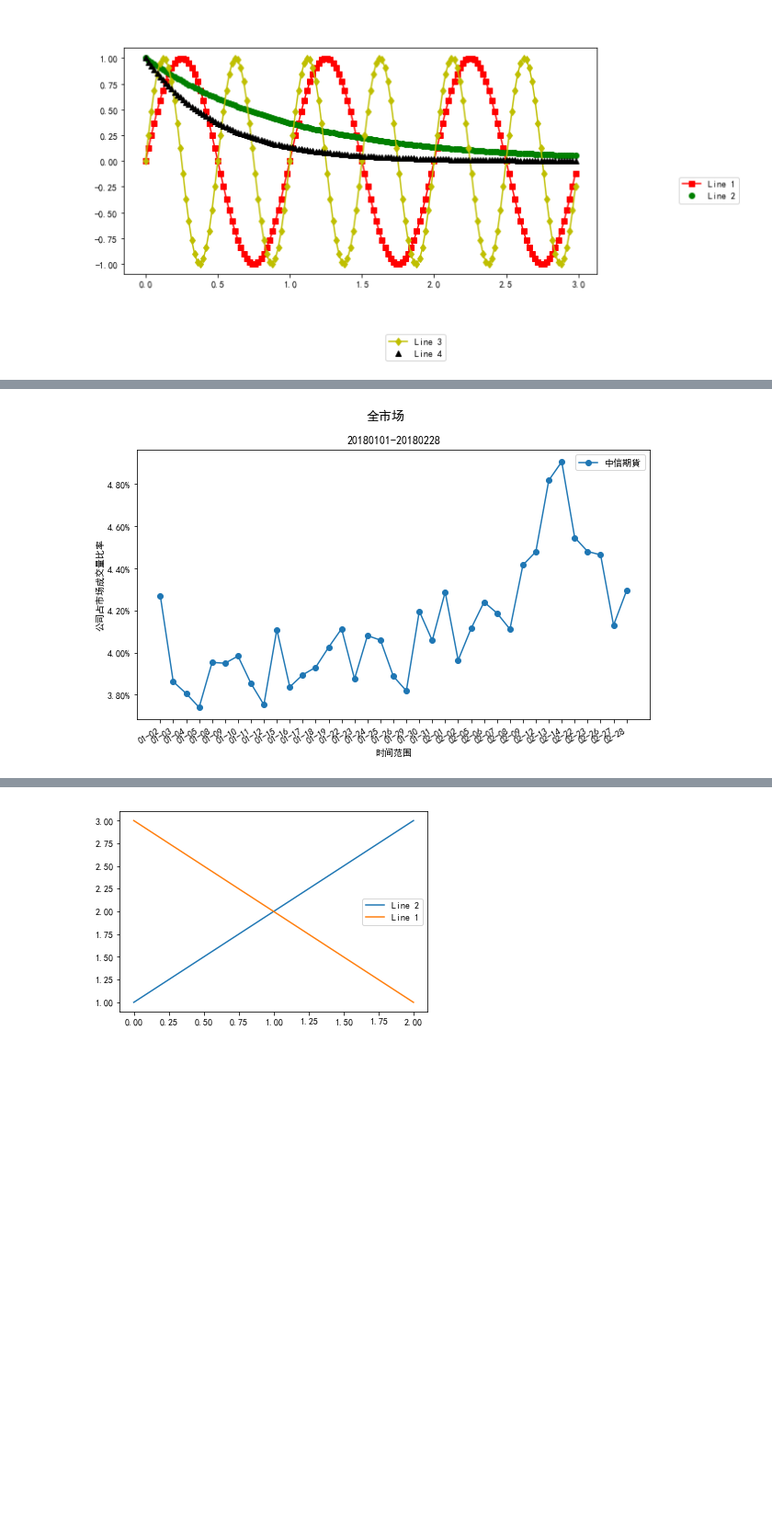
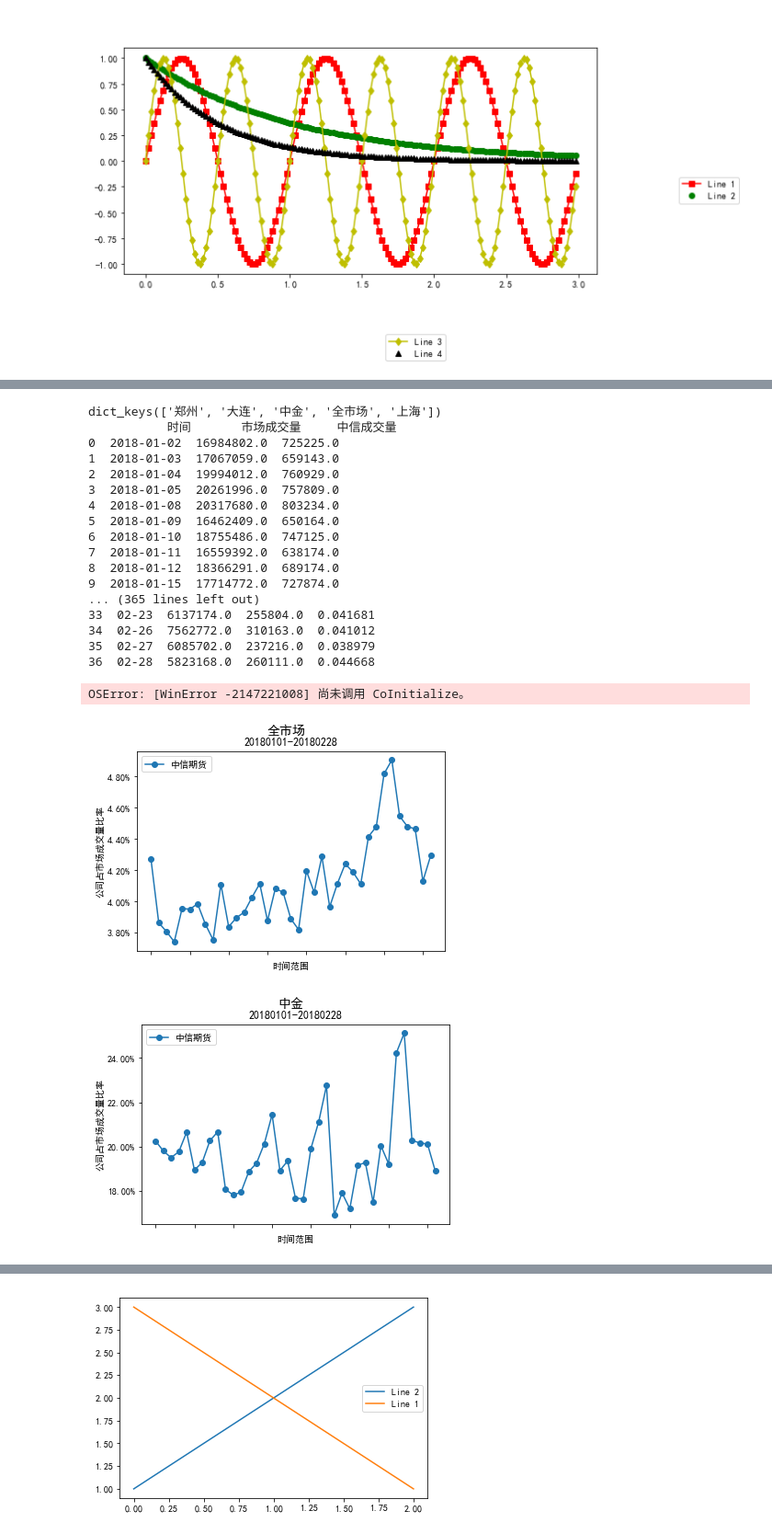
Before and after one commit to niejn/scrapy_demo, a Jupyter notebook: 全市场成交.ipynb, the cells around one changed output, grey strips where cells are left out. Shown at 92% size. Drawn from its saved outputs; the diff is of its cells as text; code cells hidden in the pictures; blank space fills up the shorter version.

```diff
--- a/全市场成交.ipynb
+++ b/全市场成交.ipynb
@@ -439,7 +456,7 @@ df_keys = ['全市场','中金', '郑州', '上海', '大连']
 print(df_dict.keys())
 # import matplotlib.pyplot as plt
 from matplotlib.backends.backend_pdf import PdfPages
-filename = "期货持仓分析报告1"
+filename = "期货持仓分析报告2"
 pdf = PdfPages('{filename}.pdf'.format(filename=filename))
 for key in df_keys:
     cp_df = df_dict[key].copy()
@@ -475,48 +492,66 @@ for key in df_keys:
 
     def position(x, pos):
         'The two args are the value and tick position'
         if x >= 1000000:
             return '{:1.1f}M'.format(x * 1e-6)
         return '{:1.0f}K'.format(x * 1e-3)
 
     def percent(x, pos):
         return '%.2f%%' % (x * 100)
 
     def date_for(x, pos):
 
         return x
 
     formatter = FuncFormatter(percent)
     pos_formatter = FuncFormatter(position)
     date_fomatter = FuncFormatter(date_for)
     ax.yaxis.set_major_formatter(formatter)
     # axes.xaxis.set_major_formatter(date_fomatter)
     ax.set(title='20180101-20180228', xlabel='时间范围', ylabel='公司占市场成交量比率')
     # axes[1].xaxis.set_tick_params(rotation=45)
     fig.suptitle('{exchange}'.format(exchange=key), fontsize=14, fontweight='bold');
     imgdata = BytesIO()
     fig.savefig(imgdata, format="png")
     imgdata.seek(0)
     img_list.append(imgdata)
     pdf.savefig(fig)
 
 pdf.close()
-workbook = xlsxwriter.Workbook('期货持仓分析报告.xlsx')
-worksheet = workbook.add_worksheet("全市场成交统计")
-num = 1
-for img in img_list:
-    # imgdata.seek(0)
-    # use with xlsxwriter
-    image_path = 'sales.png'
-    bound_width_height = (240, 240)
-    worksheet.insert_image('A{num}'.format(num=num), image_path, {'image_data': img, })
-    # image_path = '{exchange}期货交易所成交市场占比.png'.format(exchange=key)
-    # worksheet.insert_image('A{pos}'.format(pos=str(img_pos)), image_path, {'image_data': imgdata, })
-    num += 20
-
-workbook.close()
-
-filename = "期货持仓分析报告"
-excel_to_pdf('{filename}.xlsx'.format(filename=filename), '{filename}.pdf'.format(filename=filename))
+# workbook = xlsxwriter.Workbook('期货持仓分析报告.xlsx')
+# worksheet = workbook.add_worksheet("全市场成交统计")
+# num = 1
+# for img in img_list:
+#     # imgdata.seek(0)
+#     # use with xlsxwriter
+#     image_path = 'sales.png'
+#     bound_width_height = (240, 240)
+#     worksheet.insert_image('A{num}'.format(num=num), image_path, {'image_data': img, })
+#     # image_path = '{exchange}期货交易所成交市场占比.png'.format(exchange=key)
+#     # worksheet.insert_image('A{pos}'.format(pos=str(img_pos)), image_path, {'image_data': imgdata, })
+#     num += 20
+#
+# workbook.close()
+#
+# filename = "期货持仓分析报告"
 # %% [output]
+dict_keys(['郑州', '大连', '中金', '全市场', '上海'])
+           时间       市场成交量     中信成交量
+0  2018-01-02  16984802.0  725225.0
+1  2018-01-03  17067059.0  659143.0
+2  2018-01-04  19994012.0  760929.0
+3  2018-01-05  20261996.0  757809.0
+4  2018-01-08  20317680.0  803234.0
+5  2018-01-09  16462409.0  650164.0
+6  2018-01-10  18755486.0  747125.0
+7  2018-01-11  16559392.0  638174.0
+8  2018-01-12  18366291.0  689174.0
+9  2018-01-15  17714772.0  727874.0
+... (365 lines left out)
+33  02-23  6137174.0  255804.0  0.041681
+34  02-26  7562772.0  310163.0  0.041012
+35  02-27  6085702.0  237216.0  0.038979
+36  02-28  5823168.0  260111.0  0.044668
+OSError: [WinError -2147221008] 尚未调用 CoInitialize。
-[figure, old version]
+[figure, new version]
+[figure, added]
```
Also changed, not shown: parts of 7 cells of this notebook, 13 other files.
